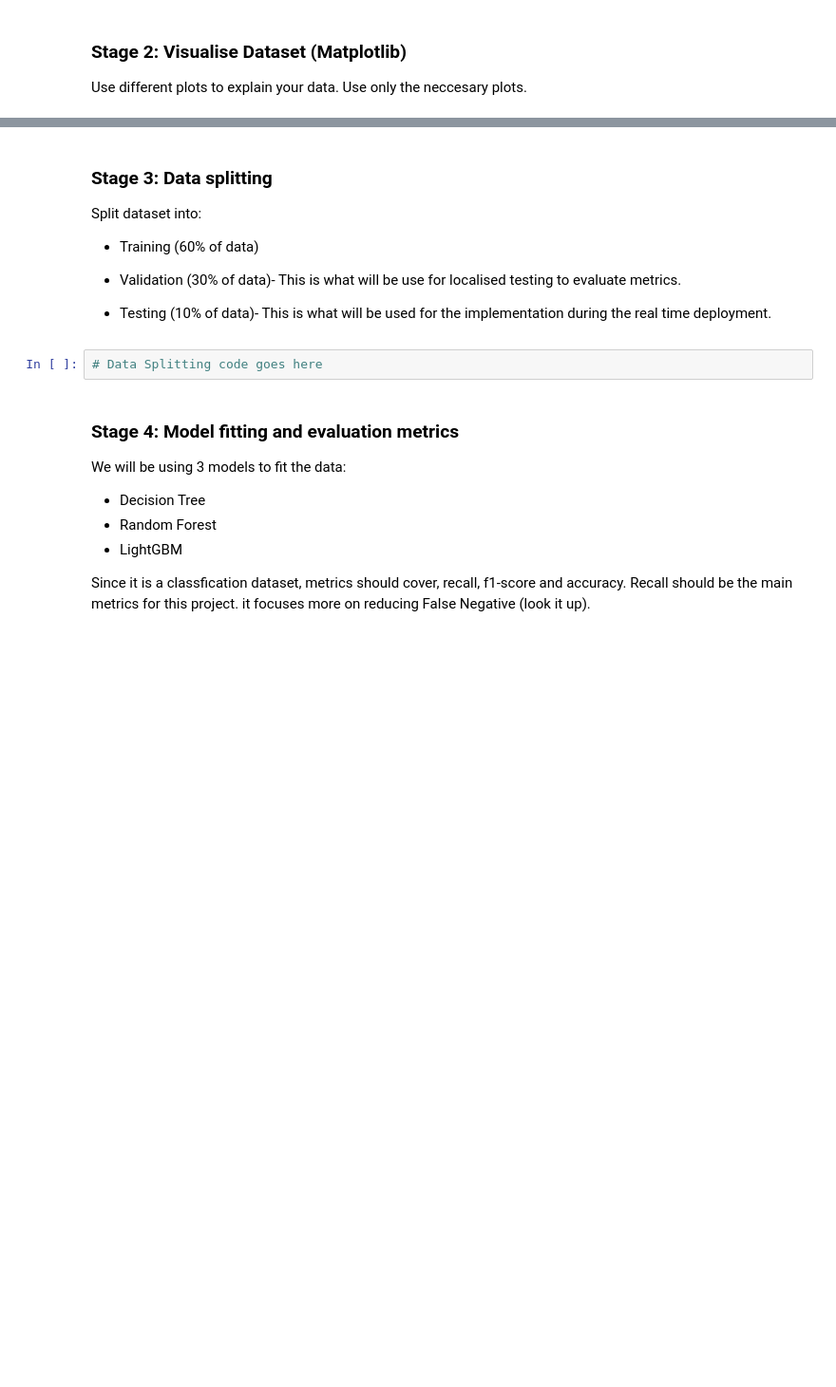
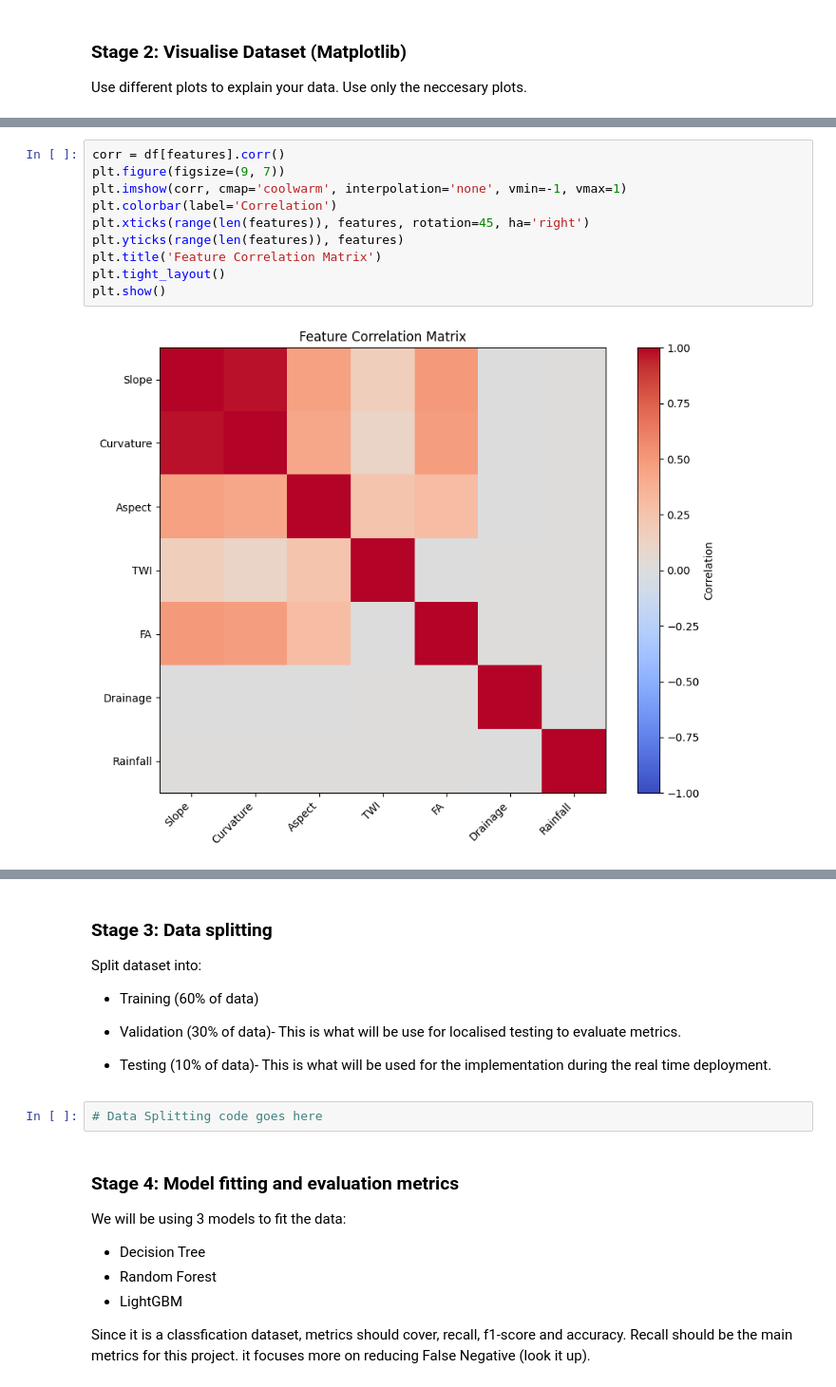
Before and after one commit to IamMishael06/Flood-Predictive-Model-School-project-yr-3-, a Jupyter notebook: notebook/model_flow.ipynb, the cells around one changed output, grey strips where cells are left out. Shown at 95% size. Saved outputs shown, nothing was run; the diff lists cells and outputs as text; blank space fills up the shorter version.

```diff
--- a/notebook/model_flow.ipynb
+++ b/notebook/model_flow.ipynb
@@ -160,0 +216,12 @@ NameError: name 'Curvature' is not defined
+# %%
+corr = df[features].corr()
+plt.figure(figsize=(9, 7))
+plt.imshow(corr, cmap='coolwarm', interpolation='none', vmin=-1, vmax=1)
+plt.colorbar(label='Correlation')
+plt.xticks(range(len(features)), features, rotation=45, ha='right')
+plt.yticks(range(len(features)), features)
+plt.title('Feature Correlation Matrix')
+plt.tight_layout()
+plt.show()
+# %% [output]
+[figure, added]
```
Also changed, not shown: parts of 13 cells of this notebook.
